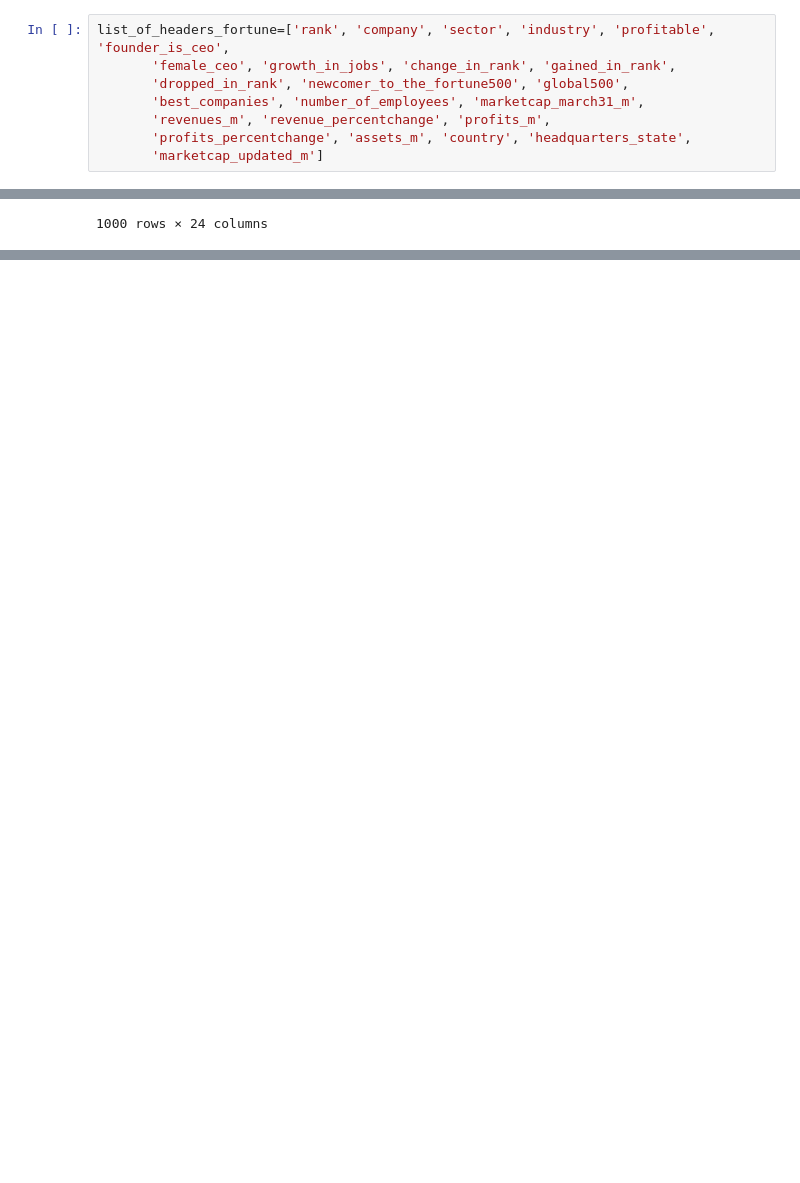
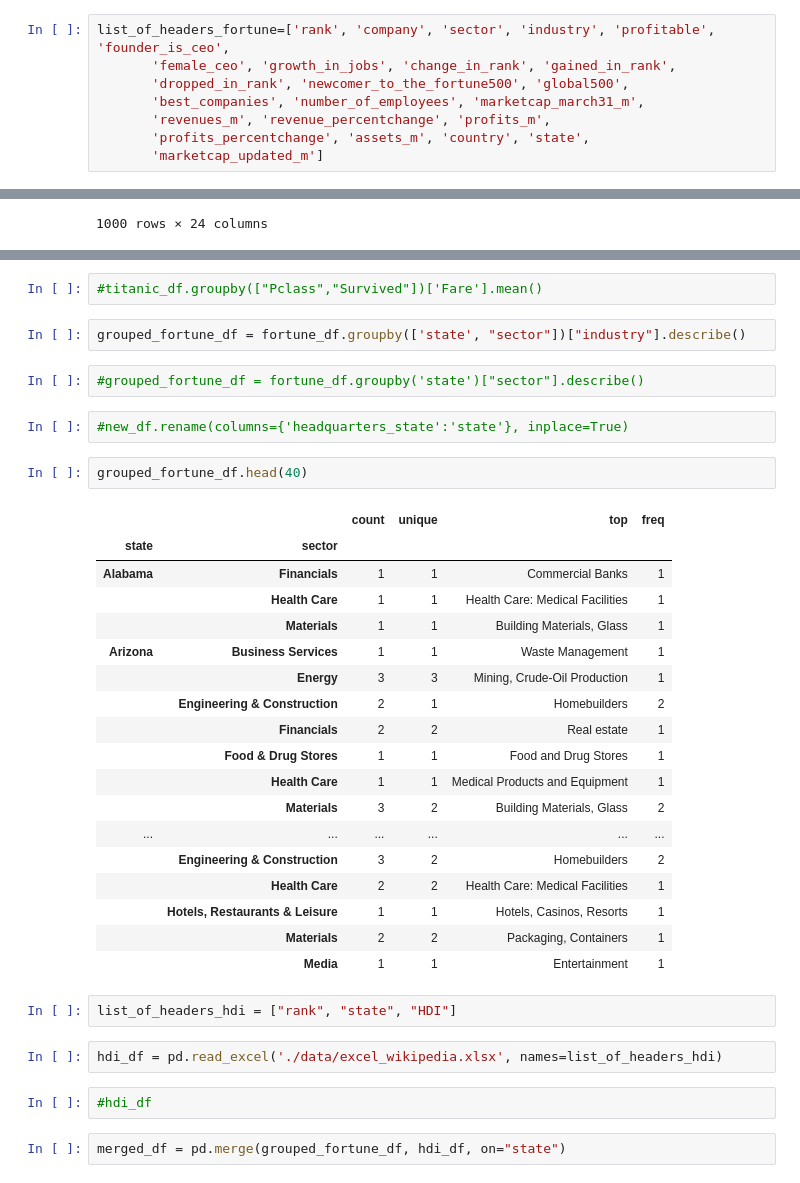
Before and after one commit to gunayazizova/First-Project, a Jupyter notebook: HDI_analysis.ipynb, the cells around one changed output, grey strips where cells are left out. Drawn from its saved outputs; the diff is of its cells as text; blank space fills up the shorter version.

Commit message:
grouped fortune excel

```diff
--- a/HDI_analysis.ipynb
+++ b/HDI_analysis.ipynb
@@ -8,7 +8,7 @@ list_of_headers_fortune=['rank', 'company', 'sector', 'industry', 'profitable',
        'dropped_in_rank', 'newcomer_to_the_fortune500', 'global500',
        'best_companies', 'number_of_employees', 'marketcap_march31_m',
        'revenues_m', 'revenue_percentchange', 'profits_m',
-       'profits_percentchange', 'assets_m', 'country', 'headquarters_state',
+       'profits_percentchange', 'assets_m', 'country', 'state',
        'marketcap_updated_m']
 # %%
 fortune_df = pd.read_excel('./data/excel_fortune_1000_cleaned_2.xlsx', names=list_of_headers_fortune)
@@ -59,0 +81,37 @@ print(fortune_df.groupby('headquarters_state').head())
+# %%
+#titanic_df.groupby(["Pclass","Survived"])['Fare'].mean()
+# %%
+grouped_fortune_df = fortune_df.groupby(['state', "sector"])["industry"].describe()
+# %%
+#grouped_fortune_df = fortune_df.groupby('state')["sector"].describe()
+# %%
+#new_df.rename(columns={'headquarters_state':'state'}, inplace=True)
+# %%
+grouped_fortune_df.head(40)
+# %% [output]
+|  |  | count | unique | top | freq |
+| state | sector |  |  |  |  |
+| Alabama | Financials | 1 | 1 | Commercial Banks | 1 |
+|  | Health Care | 1 | 1 | Health Care: Medical Facilities | 1 |
+|  | Materials | 1 | 1 | Building Materials, Glass | 1 |
+| Arizona | Business Services | 1 | 1 | Waste Management | 1 |
+|  | Energy | 3 | 3 | Mining, Crude-Oil Production | 1 |
+|  | Engineering & Construction | 2 | 1 | Homebuilders | 2 |
+|  | Financials | 2 | 2 | Real estate | 1 |
+|  | Food & Drug Stores | 1 | 1 | Food and Drug Stores | 1 |
+|  | Health Care | 1 | 1 | Medical Products and Equipment | 1 |
+|  | Materials | 3 | 2 | Building Materials, Glass | 2 |
+| ... | ... | ... | ... | ... | ... |
+|  | Engineering & Construction | 3 | 2 | Homebuilders | 2 |
+|  | Health Care | 2 | 2 | Health Care: Medical Facilities | 1 |
+|  | Hotels, Restaurants & Leisure | 1 | 1 | Hotels, Casinos, Resorts | 1 |
+|  | Materials | 2 | 2 | Packaging, Containers | 1 |
+|  | Media | 1 | 1 | Entertainment | 1 |
+# %%
+list_of_headers_hdi = ["rank", "state", "HDI"]
+# %%
+hdi_df = pd.read_excel('./data/excel_wikipedia.xlsx', names=list_of_headers_hdi)
+# %%
+#hdi_df
+# %%
+merged_df = pd.merge(grouped_fortune_df, hdi_df, on="state")
```
Also changed, not shown: parts of 7 cells of this notebook, 1 other file.
